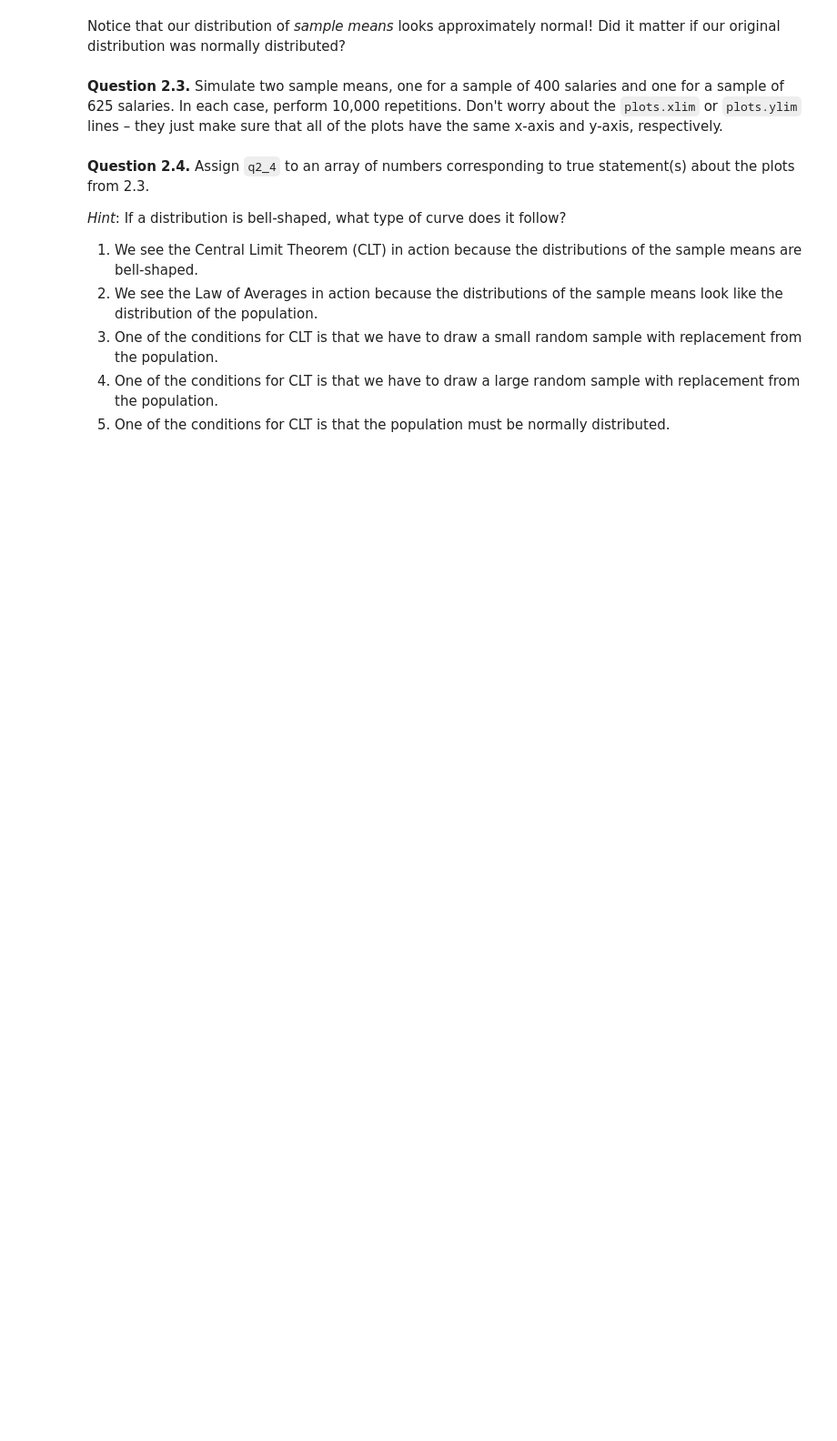
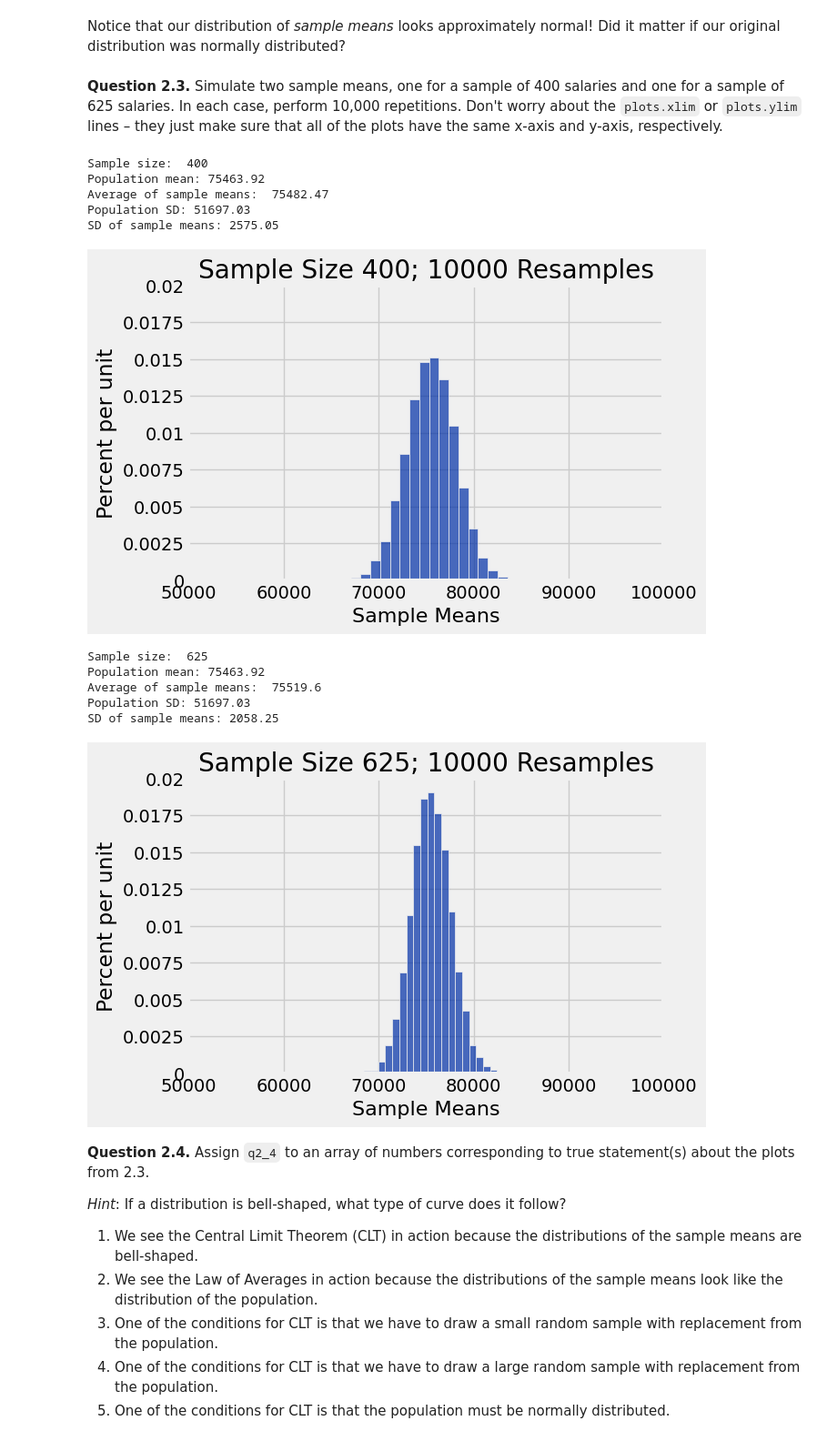
Before and after one commit to ivanduero1/broken_computer_arc, a Jupyter notebook: lab8/lab08.ipynb, the cells around one changed output. Shown: that part at 91% size. Drawn from its saved outputs; the diff is of its cells as text; code cells hidden in the pictures; blank space fills up the shorter version.

```diff
--- a/lab8/lab08.ipynb
+++ b/lab8/lab08.ipynb
@@ -127,8 +164,8 @@ return the mean of the `label` column of the sample.
 _Note:_ The function should reference the arguments and be able to work with any table.
 # %%
 def one_sample_mean(table, label, sample_size):
-    new_sample = ...
-    new_sample_mean = ...
-    ...
+    new_sample = table.sample(sample_size, with_replacement = True)
+    new_sample_mean = np.mean(new_sample.column(label))
+    return new_sample_mean
 # %%
 grader.check("q2_1")
@@ -146,8 +185,8 @@ def simulate_sample_mean(table, label, sample_size, repetitions):
     means = make_array()
 
     for i in np.arange(repetitions):
-        new_sample_mean = ...
-        means = ...
+        new_sample_mean = one_sample_mean(table, label, sample_size)
+        means = np.append(means, new_sample_mean)
 
     sample_means = Table().with_column('Sample Means', means)
 
@@ -175,15 +221,28 @@ Notice that our distribution of _sample means_ looks approximately normal! Did i
 # %% [markdown]
 **Question 2.3.** Simulate two sample means, one for a sample of 400 salaries and one for a sample of 625 salaries. In each case, perform 10,000 repetitions. Don't worry about the `plots.xlim` or `plots.ylim` lines – they just make sure that all of the plots have the same x-axis and y-axis, respectively.
 # %%
-simulate_sample_mean(..., ..., ..., ...)
+simulate_sample_mean(salaries, "salary", 400, 10000)
 plots.xlim(50000, 100000)
 plots.ylim(0, 0.0002)
 plots.show();
 print('\n')
-simulate_sample_mean(..., ..., ..., ...)
+simulate_sample_mean(salaries, "salary", 625, 10000)
 plots.xlim(50000, 100000)
 plots.ylim(0, 0.0002)
 plots.show();
+# %% [output]
+Sample size:  400
+Population mean: 75463.92
+Average of sample means:  75482.47
+Population SD: 51697.03
+SD of sample means: 2575.05
+[figure, added]
+Sample size:  625
+Population mean: 75463.92
+Average of sample means:  75519.6
+Population SD: 51697.03
+SD of sample means: 2058.25
+[figure, added]
 # %% [markdown]
 **Question 2.4.** Assign `q2_4` to an array of numbers corresponding to true statement(s) about the plots from 2.3.
 
```
Also changed, not shown: parts of 29 cells of this notebook, 2 other files.
